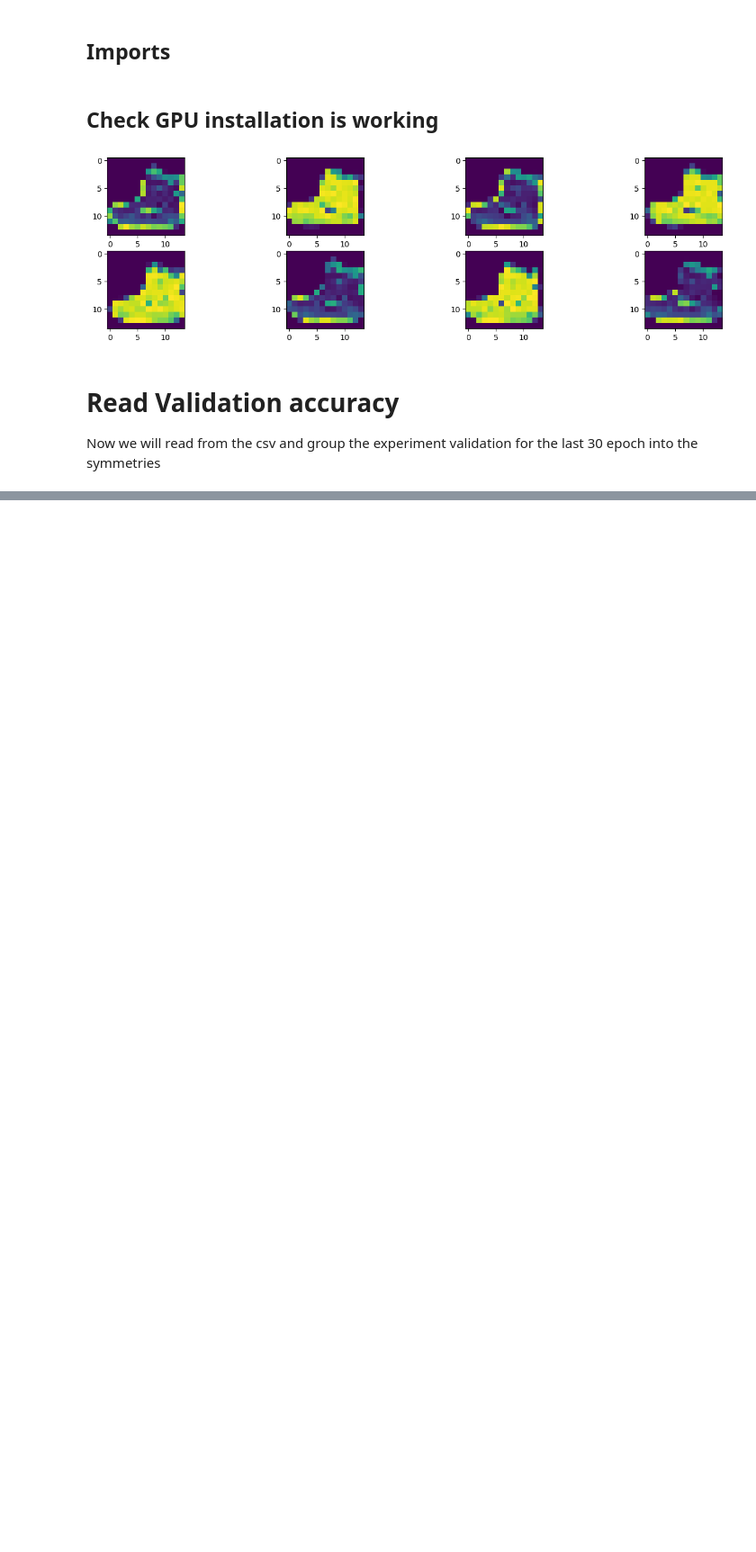
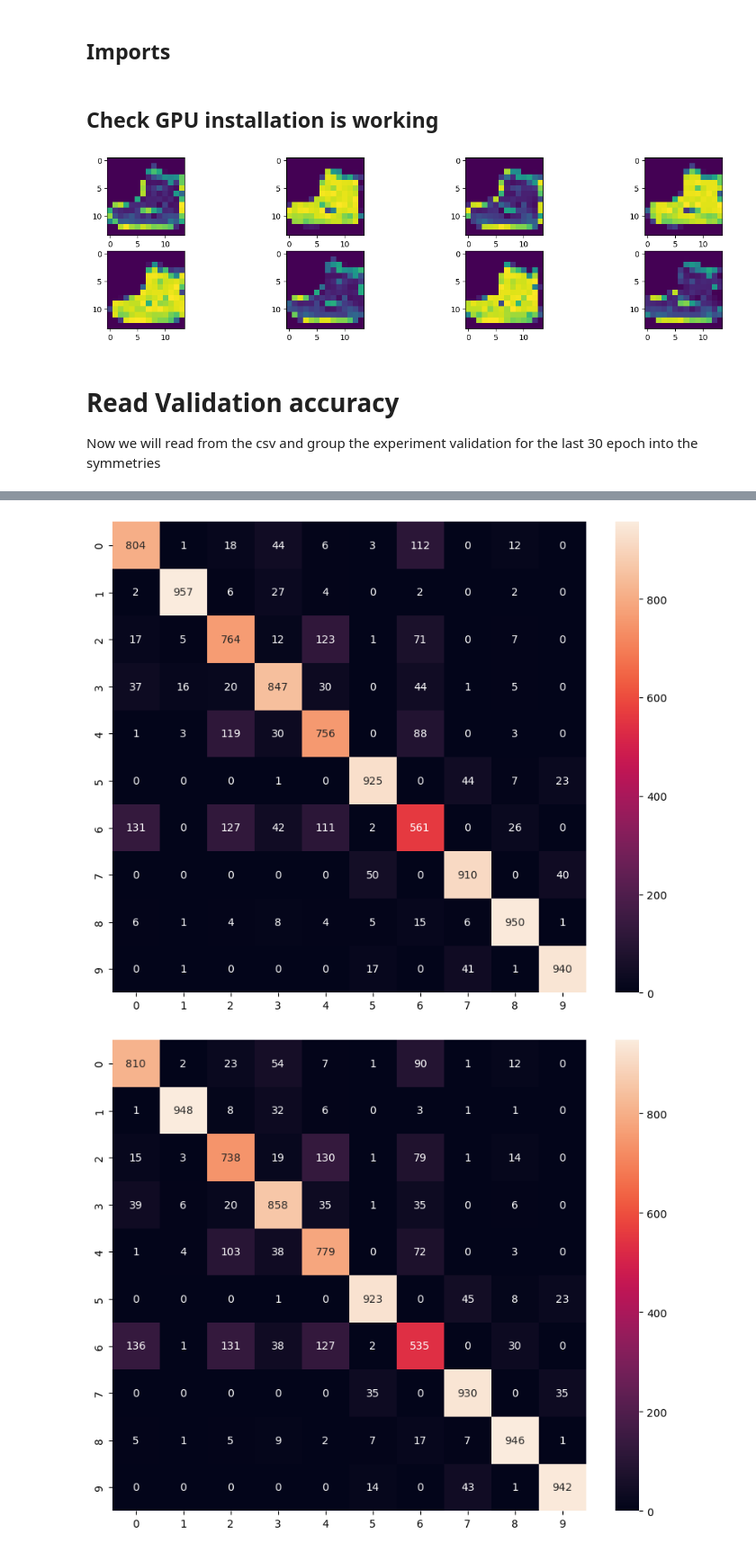
Before and after one commit to TheOpenSI/QML-QPF, a Jupyter notebook: Other_Grayscale_datastes_results/Fashion_Mnist/Notebooks/Fashion_mnist.ipynb, the cells around one changed output, grey strips where cells are left out. Shown at 90% size. Saved outputs shown, nothing was run; the diff lists cells and outputs as text; code cells hidden in the pictures; blank space fills up the shorter version.

```diff
--- a/Other_Grayscale_datastes_results/Fashion_Mnist/Notebooks/Fashion_mnist.ipynb
+++ b/Other_Grayscale_datastes_results/Fashion_Mnist/Notebooks/Fashion_mnist.ipynb
@@ -331,0 +531,5 @@ plt.show()
+# %%
+# Loading the models
+diagonal_model = keras.saving.load_model(diagonal_best_model_filepath)
+vertical_model = keras.saving.load_model(vertical_best_model_filepath)
+horizontal_model = keras.saving.load_model(horizontal_best_model_filepath)
@@ -331,0 +568,6 @@ plt.show()
+# %%
+# data to build classification reports
+Models_dict = {"diagonal" : {"label":diagonal_label, "model": diagonal_model, "test_images": diagonal_te_images,  "pred": ""},
+               "vertical" : {"label":vertical_label, "model": vertical_model, "test_images": vertical_te_images, "pred": ""},
+                "horizontal" : {"label":horizontal_label, "model": horizontal_model, "test_images": horizontal_te_images, "pred": ""},
+            }
@@ -331,0 +576,58 @@ plt.show()
+# %%
+import seaborn as sns
+
+# Function that creates a folder
+def create_folder(folder_path):
+   log_dir =  os.path.join(os.getcwd(), folder_path)
+   os.makedirs(log_dir, exist_ok=True)
+   return log_dir
+
+# creating a folder inside test_data folder to save the confusion matrices and classification reports
+# with name = number of Fully Connected FC layer used.
+patience = 15
+test_folder_path = test_layer.name  + "/" + run_subfolder +  "/"
+# create_folder(test_folder_path)
+test_folder_path += str(patience) +  "/"
+# test_folder_path = test_layer.name + "/" + run_subfolder
+create_folder(test_folder_path)
+confusion_matrices_path = test_folder_path + "confusion_matrices"
+create_folder(confusion_matrices_path)
+# we
+class_names = np.unique(test_labels)
+
+
+
+def create_save_confusion_matrix(symmetry, Y_pred, label, test_labels=test_labels):
+   """ Function that creates & saves as csv and png confusion matrix """
+   try:
+      # # Convert predictions classes to one hot vectors
+      # Y_pred_classes = np.argmax(Y_pred, axis=1)
+      # compute the confusion matrix
+      confusion_mtx = tf.math.confusion_matrix(labels=test_labels,
+                                                predictions=Y_pred
+                                             )
+      confusion_mtx_df = pd.DataFrame(confusion_mtx, index=class_names, columns=class_names)
+      # file name to save the confusion matrix
+      cm_file_name =  f"{confusion_matrices_path}/{symmetry}_{label}_confusion_matrix.csv"
+      print
+      # Save to a CSV file
+      confusion_mtx_df.to_csv(cm_file_name)
+      print(f"Confusion matrix saved to {cm_file_name}")
+      print("#"*80)
+      print(f"Confusion Matrix for {symmetry.capitalize()} Model")
+      plt.figure(figsize=(10, 8))
+      sns.heatmap(confusion_mtx, annot=True, fmt='g')
+      # Save the figure with high quality
+      # cm_file_name[:-4] taking off .csv extension to avoid errors
+      plt.savefig(cm_file_name[:-4], dpi=300, bbox_inches='tight')
+
+   except Exception as e:
+      print(f"An error occurred while creating and saving the confusion_matrix: {e}")
+
+
+#
+for symmetry, value in Models_dict.items():
+   # Predict the values from the testing dataset
+   value["pred"] = np.argmax(value["model"].predict(value["test_images"]), axis=1)
+   create_save_confusion_matrix(symmetry, Y_pred=value["pred"], label=value["label"], test_labels=test_labels)
+# %% [output]
@@ -331,0 +646,2 @@ plt.show()
+[figure, added]
+[figure, added]
```
Also changed, not shown: parts of 18 cells of this notebook, 2 other files.
